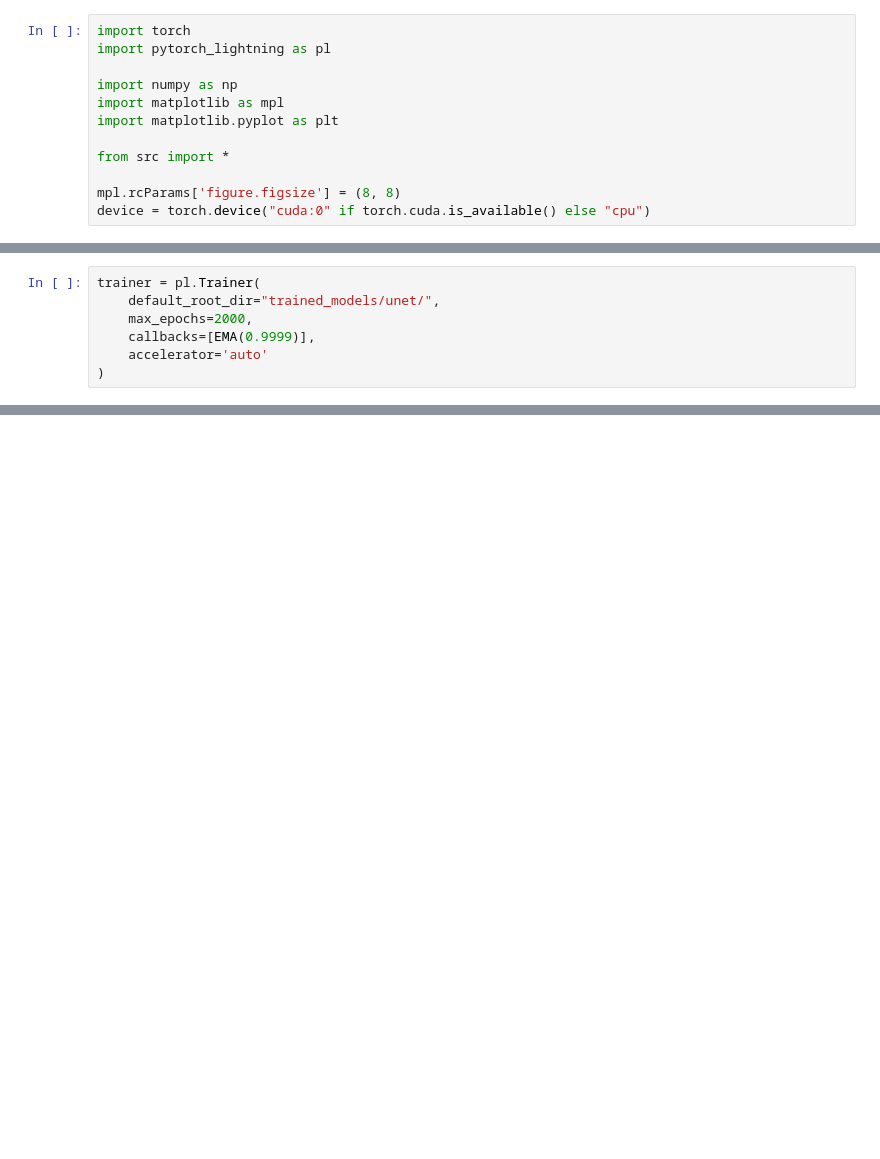
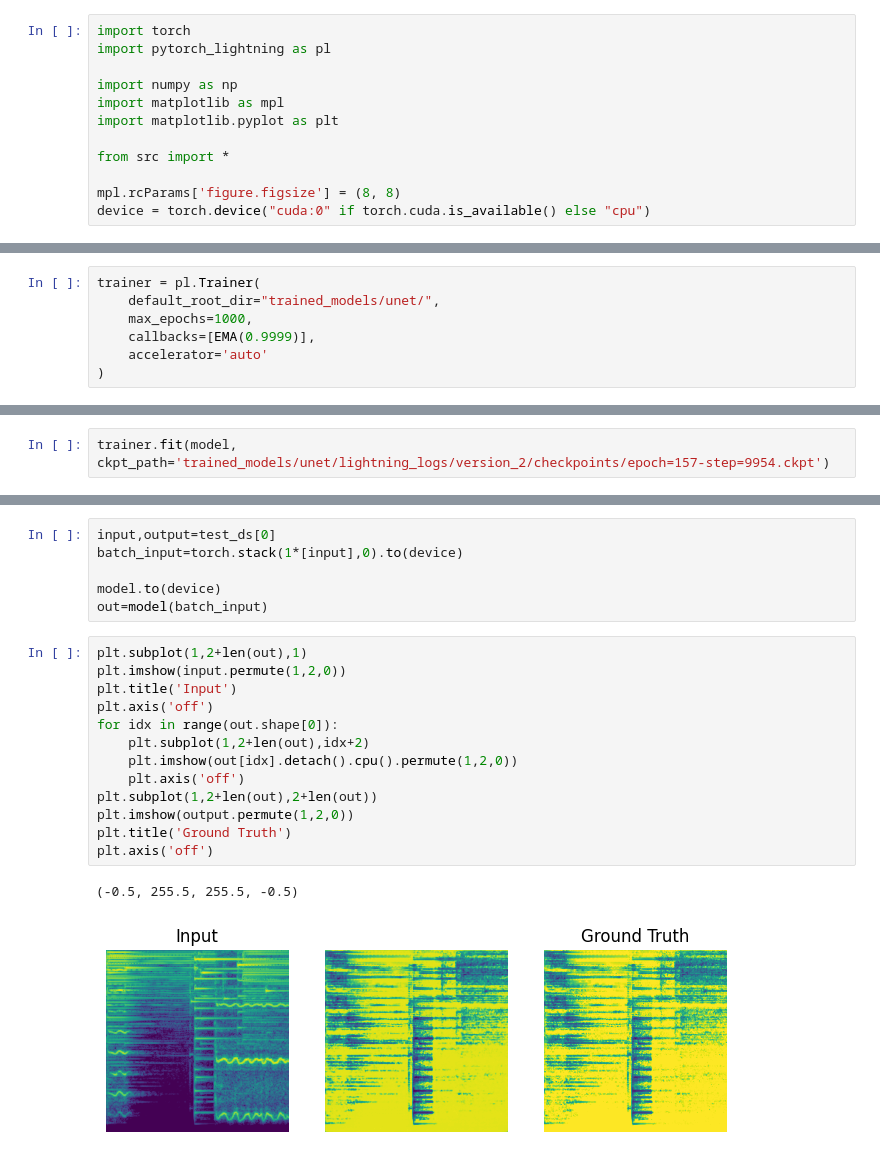
Before and after one commit to aleksolberg/DiffusionFastForward, a Jupyter notebook: mss-unet.ipynb, the cells around one changed output, grey strips where cells are left out. Cells and saved outputs as stored; diff of their text form; blank space fills up the shorter version.

```diff
--- a/mss-unet.ipynb
+++ b/mss-unet.ipynb
@@ -141,7 +147,7 @@ model = plUnet(train_dataset=train_ds,
 # %%
 trainer = pl.Trainer(
     default_root_dir="trained_models/unet/",
-    max_epochs=2000,
+    max_epochs=1000,
     callbacks=[EMA(0.9999)],
     accelerator='auto'
 )
@@ -149,0 +190,2 @@ trainer.fit(model)
+# %%
+trainer.fit(model, ckpt_path='trained_models/unet/lightning_logs/version_2/checkpoints/epoch=157-step=9954.ckpt')
@@ -149,0 +205,22 @@ trainer.fit(model)
+# %%
+input,output=test_ds[0]
+batch_input=torch.stack(1*[input],0).to(device)
+
+model.to(device)
+out=model(batch_input)
+# %%
+plt.subplot(1,2+len(out),1)
+plt.imshow(input.permute(1,2,0))
+plt.title('Input')
+plt.axis('off')
+for idx in range(out.shape[0]):
+    plt.subplot(1,2+len(out),idx+2)
+    plt.imshow(out[idx].detach().cpu().permute(1,2,0))
+    plt.axis('off')
+plt.subplot(1,2+len(out),2+len(out))
+plt.imshow(output.permute(1,2,0))
+plt.title('Ground Truth')
+plt.axis('off')
+# %% [output]
+(-0.5, 255.5, 255.5, -0.5)
+[figure, added]
```
Also changed, not shown: parts of 5 cells of this notebook, 11 other files.
